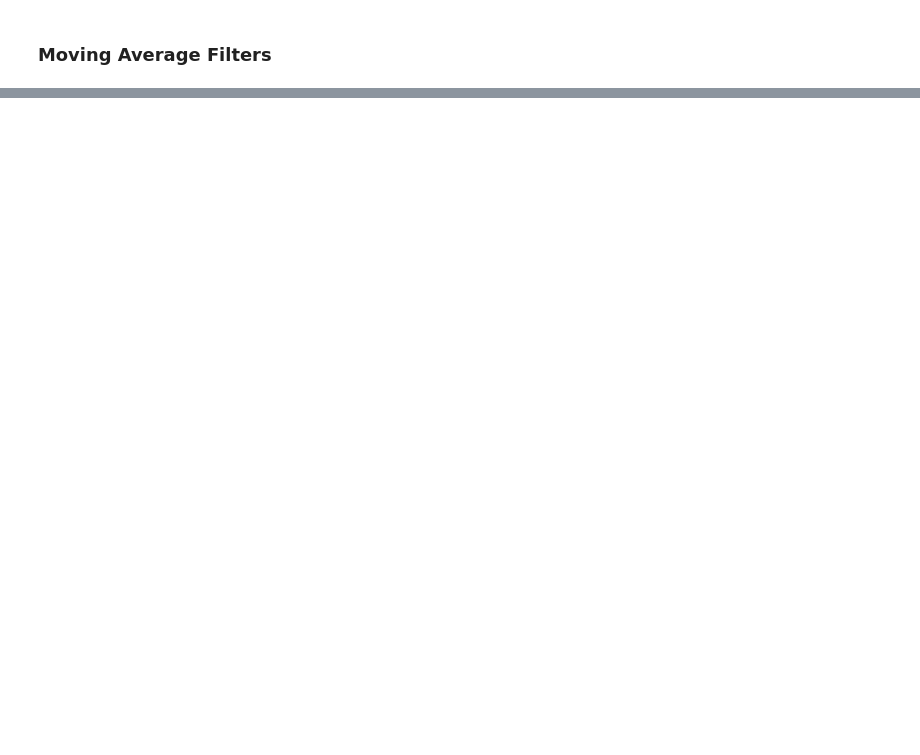
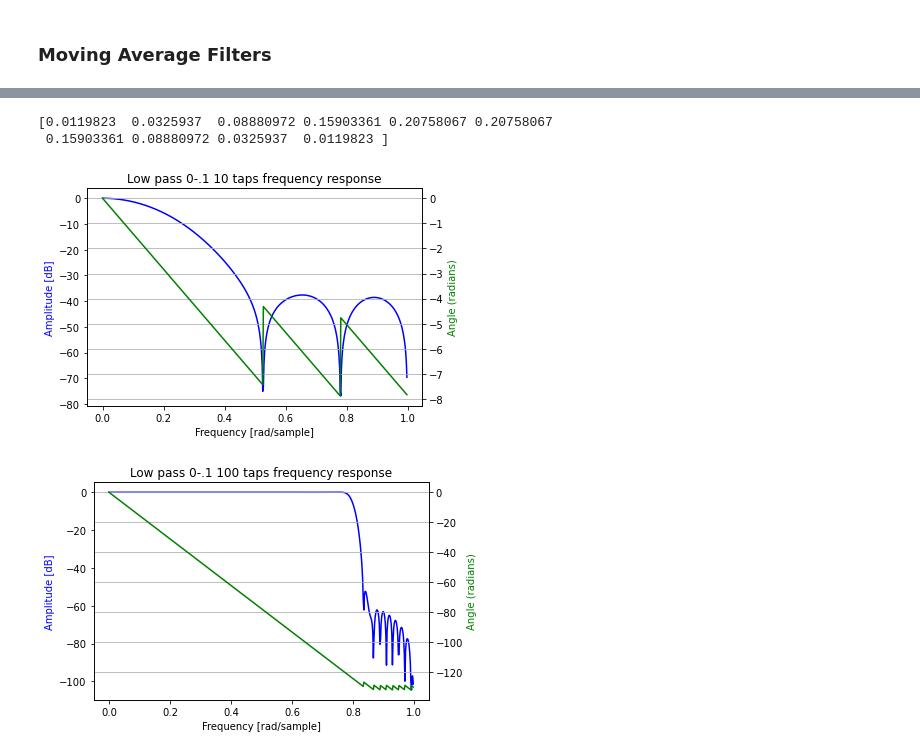
Before and after one commit to AdamVD/EEEE-533-BioSignal-Processing, a Jupyter notebook: practicals/chapter4/notebooks/Chapter 4 Practical.ipynb, the cells around one changed output, grey strips where cells are left out. Drawn from its saved outputs; the diff is of its cells as text; code cells hidden in the pictures; blank space fills up the shorter version.

```diff
--- a/practicals/chapter4/notebooks/Chapter 4 Practical.ipynb
+++ b/practicals/chapter4/notebooks/Chapter 4 Practical.ipynb
@@ -47,0 +60,11 @@ for num_terms in (2, 4, 8, 16):
+# %%
+low_pass_10_taps = signal.firwin(numtaps=10, cutoff=.1)
+print(low_pass_10_taps)
+evaluate_filter(low_pass_10_taps, filter_name="Low pass 0-.1 10 taps")
+
+evaluate_filter(signal.firwin(numtaps=100, cutoff=.8), filter_name="Low pass 0-.1 100 taps")
+# %% [output]
+[0.0119823  0.0325937  0.08880972 0.15903361 0.20758067 0.20758067
+ 0.15903361 0.08880972 0.0325937  0.0119823 ]
+[figure, added]
+[figure, added]
```
Also changed, not shown: parts of 9 cells of this notebook.
